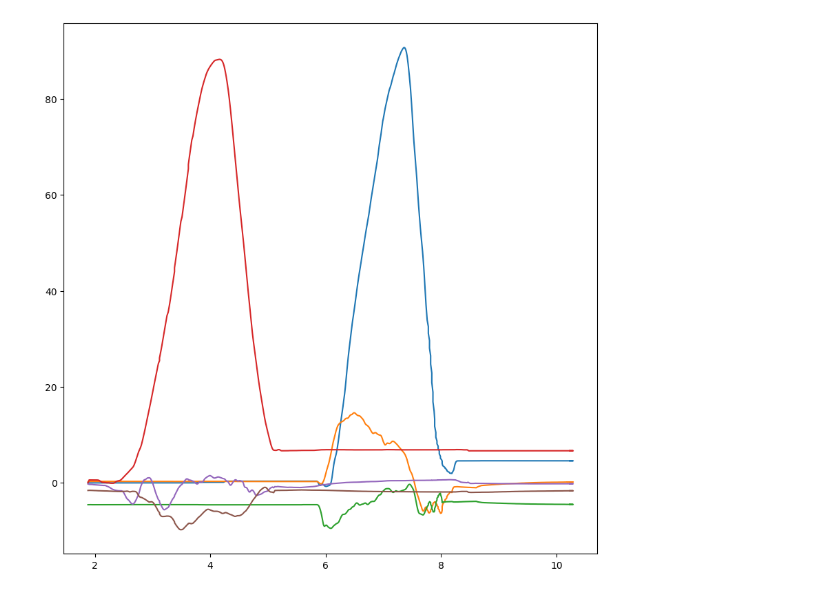
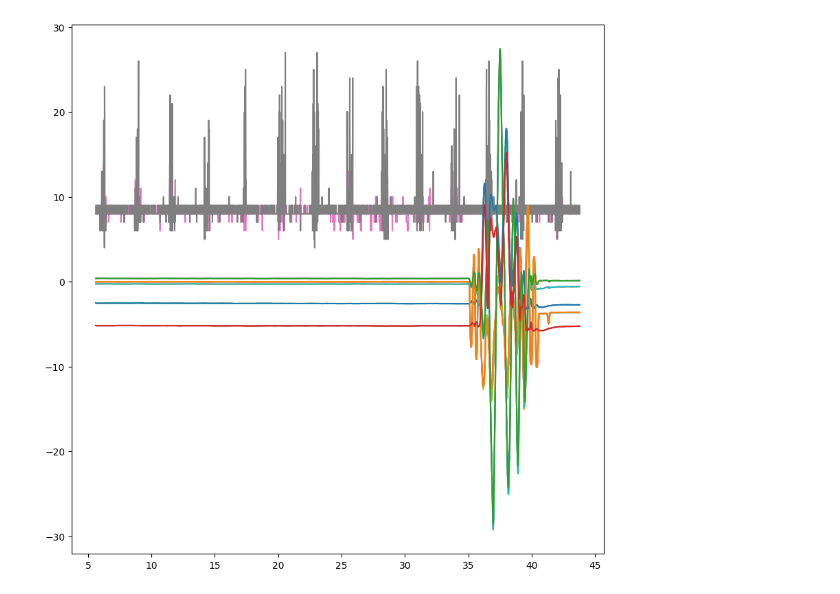
Before and after one commit to njanwani/soft-axo, a Jupyter notebook: Data Processsing/Scripts/plot.ipynb, the cells around one changed output. Saved outputs shown, nothing was run; the diff lists cells and outputs as text; code cells hidden in the pictures.

```diff
--- a/Data Processsing/Scripts/plot.ipynb
+++ b/Data Processsing/Scripts/plot.ipynb
@@ -2,7 +2,7 @@
 import pandas as pd
 import matplotlib.pyplot as plt
 
-data = pd.read_csv(r'../Data/data_72038.csv')
+data = pd.read_csv(r'../Data/data_full.csv')
 data = data.set_index('Time')
 data
 # %% [output]
@@ -23,7 +23,9 @@ data
 # %%
+
 plt.figure(figsize=(10,10))
 for col in data:
-    plt.plot(data.index, data[col])
+    if 'FSR' not in col:
+        plt.plot(data[col])
 plt.show()
 # %% [output]
-[figure, old version]
+[figure, new version]
```
Also changed, not shown: parts of 1 cell of this notebook, 20 other files.
